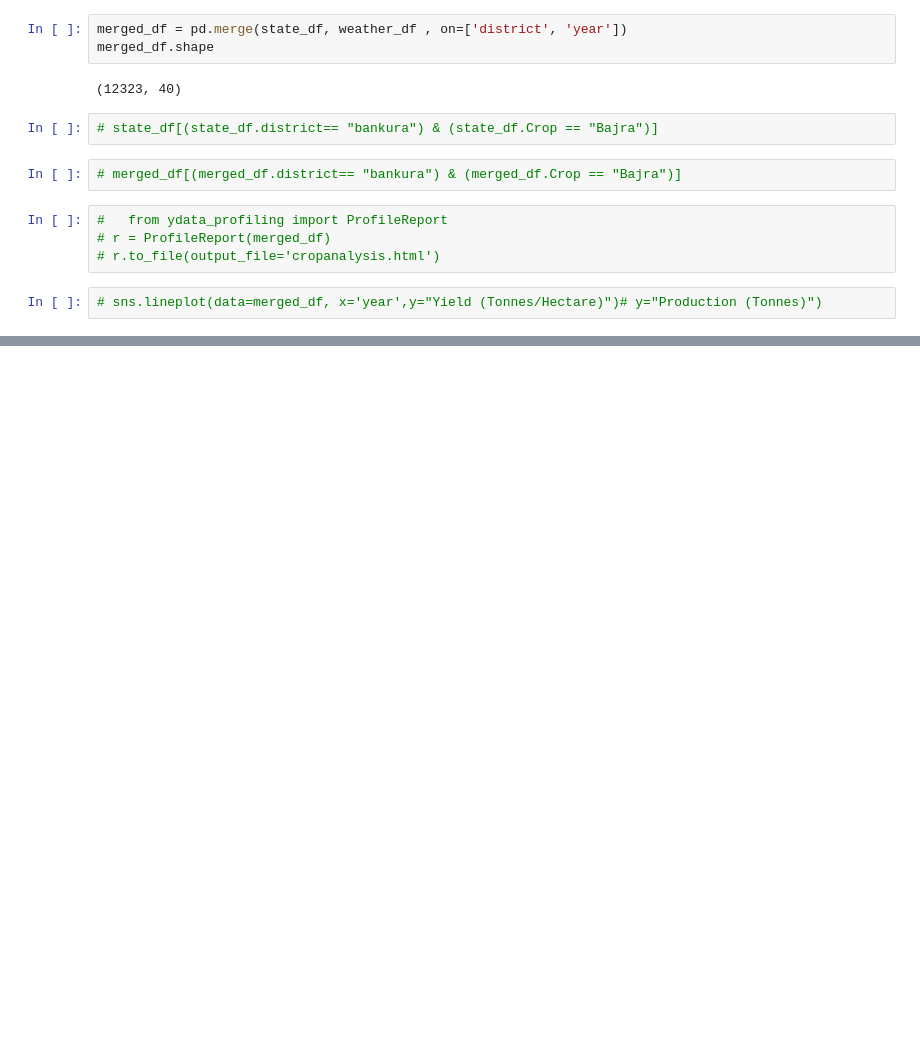
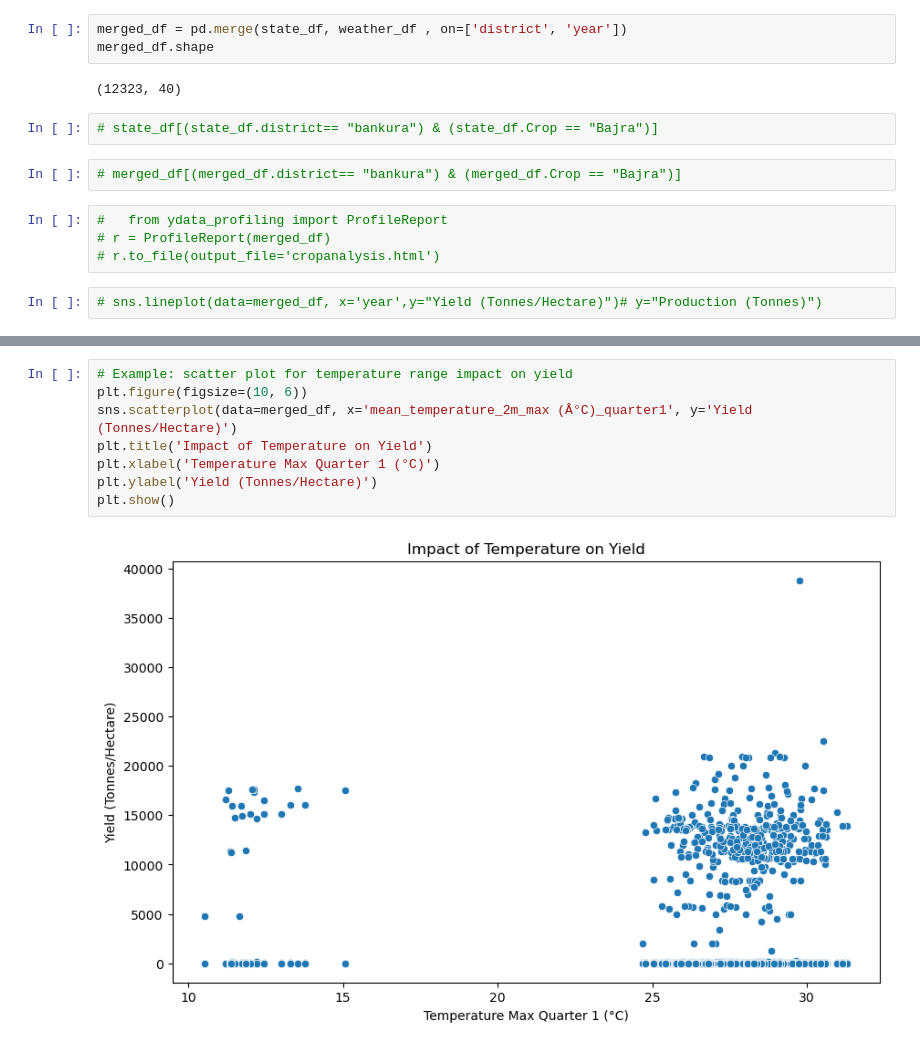
Before and after one commit to Jit-12/Crop-Yield-Prediction-System-College, a Jupyter notebook: notebook/Data Analysis.ipynb, the cells around one changed output, grey strips where cells are left out. Saved outputs shown, nothing was run; the diff lists cells and outputs as text; blank space fills up the shorter version.

```diff
--- a/notebook/Data Analysis.ipynb
+++ b/notebook/Data Analysis.ipynb
@@ -244,0 +253,10 @@ sns.scatterplot(data=merged_df, x='Production (Tonnes)', y="")
+# %%
+# Example: scatter plot for temperature range impact on yield
+plt.figure(figsize=(10, 6))
+sns.scatterplot(data=merged_df, x='mean_temperature_2m_max (Â°C)_quarter1', y='Yield (Tonnes/Hectare)')
+plt.title('Impact of Temperature on Yield')
+plt.xlabel('Temperature Max Quarter 1 (°C)')
+plt.ylabel('Yield (Tonnes/Hectare)')
+plt.show()
+# %% [output]
+[figure, added]
```
Also changed, not shown: parts of 23 cells of this notebook.
